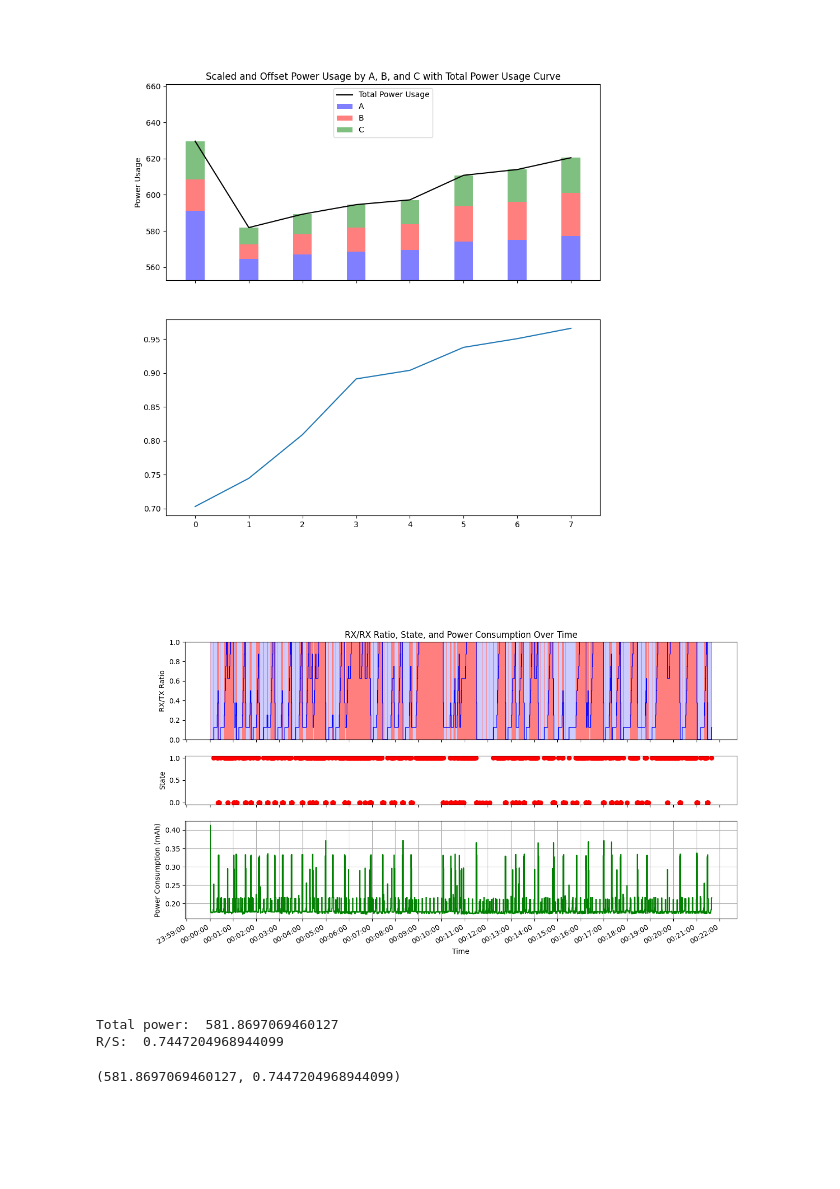
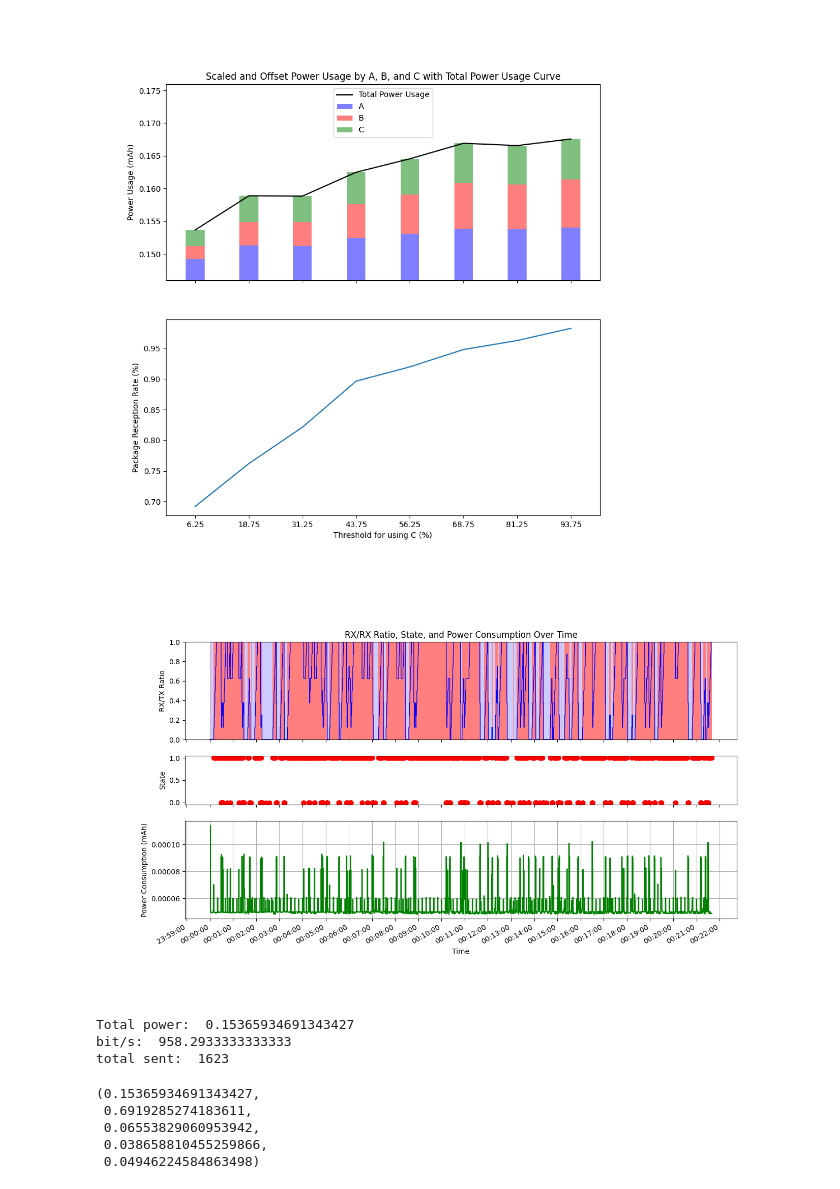
Before and after one commit to Rasmus-M-C/WSN-Project, a Jupyter notebook: plot.ipynb, the cells around one changed output. Saved outputs shown, nothing was run; the diff lists cells and outputs as text; code cells hidden in the pictures; blank space fills up the shorter version.

Commit message:
Fixed package sizes

```diff
--- a/plot.ipynb
+++ b/plot.ipynb
@@ -29,9 +29,9 @@ def getPowerInInterval(input):
     #print(last, first)
     return values[last] - values[first]
 
-def getReceptionRate(s, c):
+def getReceptionRate(s, r):
     dates, sentValues = zip(*s) if s else ([], [])
-    cdates, cstate = zip(*c) if c else ([], [])
+    _, recValues = zip(*r) if r else ([], [])
     #print(dates)
     # Create the first datetime variable
     datetime_var1 = datetime(1900, 1, 1, 0, 1, 0)  # Year, Month, Day, Hour, Minute, Second
@@ -52,17 +52,12 @@ def getReceptionRate(s, c):
             last = i - 1
             break
 
-
-    lostCounter = 0
-    for i in range(len(cdates)):
-        if cdates[i].timestamp() > datetime_var1.timestamp():
-            if cdates[i].timestamp() < datetime_var2.timestamp():
-                #print(cstate[i])
-                lostCounter += cstate[i] == 0
-
+    print("bit/s: ", (recValues[last] - recValues[first])*128*8/(20*60))
+    print("total sent: ", (sentValues[last] - sentValues[first]))
     #print(lostCounter)
+    #print(recValues)
     #print(last, first)
-    return ((sentValues[last] - sentValues[first]) - lostCounter) / (sentValues[last] - sentValues[first])
+    return ((recValues[last] - recValues[first])) / (sentValues[last] - sentValues[first])
 
 #file_path = 'loglisteners/kvs29.txt'  # Replace with the path to your text file
 def plotScenario(file_path, plot=False):
@@ -137,18 +132,18 @@ def plotScenario(file_path, plot=False):
                 if state_value is not None:
                     state_values.append((timestamp, state_value/100))
                 if power_value_A is not None:
-                    power_value_A = power_value_A / ENERGEST_SECOND
+                    power_value_A = power_value_A / (ENERGEST_SECOND * 3600)
                     if power_values_A != []:
                         power_diff_A.append((timestamp, (power_value_A - power_values_A[-1][1]) / (timestamp.timestamp() - power_values_A[-1][0].timestamp())))
                     power_values_A.append((timestamp, power_value_A))
                     #power_diff.append((timestamp, power_value_A - power_values_A[-1][1]))
                 if power_value_B is not None:
-                    power_value_B = power_value_B / ENERGEST_SECOND
+                    power_value_B = power_value_B / (ENERGEST_SECOND * 3600)
                     if power_values_B != []:
                         power_diff_B.append((timestamp, (power_value_B - power_values_B[-1][1]) / (timestamp.timestamp() - power_values_B[-1][0].timestamp())))
                     power_values_B.append((timestamp, power_value_B))
                 if power_value_C is not None:
-                    power_value_C = power_value_C / ENERGEST_SECOND
+                    power_value_C = power_value_C / (ENERGEST_SECOND * 3600)
                     if power_values_C != []:
                         power_diff_C.append((timestamp, (power_value_C - power_values_C[-1][1]) / (timestamp.timestamp() - power_values_C[-1][0].timestamp())))
                     power_values_C.append((timestamp, power_value_C))
@@ -220,9 +215,9 @@ def plotScenario(file_path, plot=False):
     #print("C: ",getPowerInInterval(power_values_C))
     print("Total power: ", getPowerInInterval(power_values_A) + getPowerInInterval(power_values_B) + getPowerInInterval(power_values_C))
 
-    print("R/S: ", getReceptionRate(sentPackets, state_values))
+    #print("R/S: ", getReceptionRate(sentPackets, receivedPackets))
 
-    return getPowerInInterval(power_values_A) + getPowerInInterval(power_values_B) + getPowerInInterval(power_values_C), getReceptionRate(sentPackets, state_values), getPowerInInterval(power_values_A), getPowerInInterval(power_values_B), getPowerInInterval(power_values_C)
+    return getPowerInInterval(power_values_A) + getPowerInInterval(power_values_B) + getPowerInInterval(power_values_C), getReceptionRate(sentPackets, receivedPackets), getPowerInInterval(power_values_A), getPowerInInterval(power_values_B), getPowerInInterval(power_values_C)
 # %%
 pows = []
 rs = []
@@ -286,20 +282,28 @@ axs[0].set_ylim([offset, max(pows) * 1.05])
 
 
 # Adding labels and legend
-axs[0].set_ylabel('Power Usage')
+axs[0].set_ylabel('Power Usage (mAh)')
 axs[0].set_title('Scaled and Offset Power Usage by A, B, and C with Total Power Usage Curve')
 axs[0].legend(loc='upper center')
 
 # Plotting the reference series in the second subplot
 axs[1].plot(range(8), rs)
+axs[1].set_ylabel('Package Reception Rate (%)')
+axs[1].set_xticks(range(8), [f"{i*12.5+6.25}" for i in range(8)])
+axs[1].set_xlabel('Threshold for using C (%)')
 
 plt.show()
 # %% [output]
-[figure, old version]
+[figure, new version]
 # %%
-plotScenario("scenarios/random3_1.txt", True)
+plotScenario("scenarios/random3_0.txt", True)
 # %% [output]
-[figure, old version]
+[figure, new version]
-Total power:  581.8697069460127
-R/S:  0.7447204968944099
+Total power:  0.15365934691343427
+bit/s:  958.2933333333333
+total sent:  1623
-(581.8697069460127, 0.7447204968944099)
+(0.15365934691343427,
+ 0.6919285274183611,
+ 0.06553829060953942,
+ 0.038658810455259866,
+ 0.04946224584863498)
```
Also changed, not shown: parts of 3 cells of this notebook, 11 other files.
